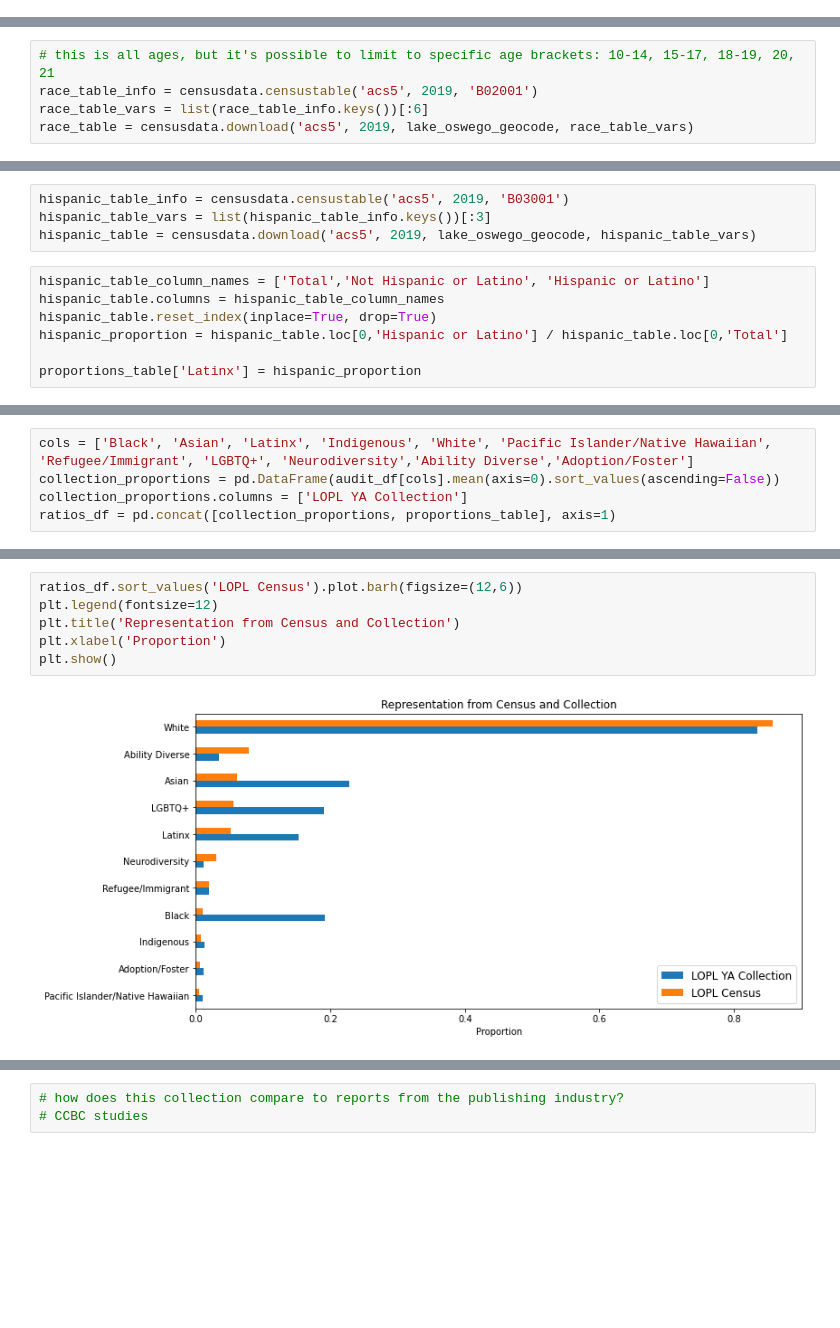
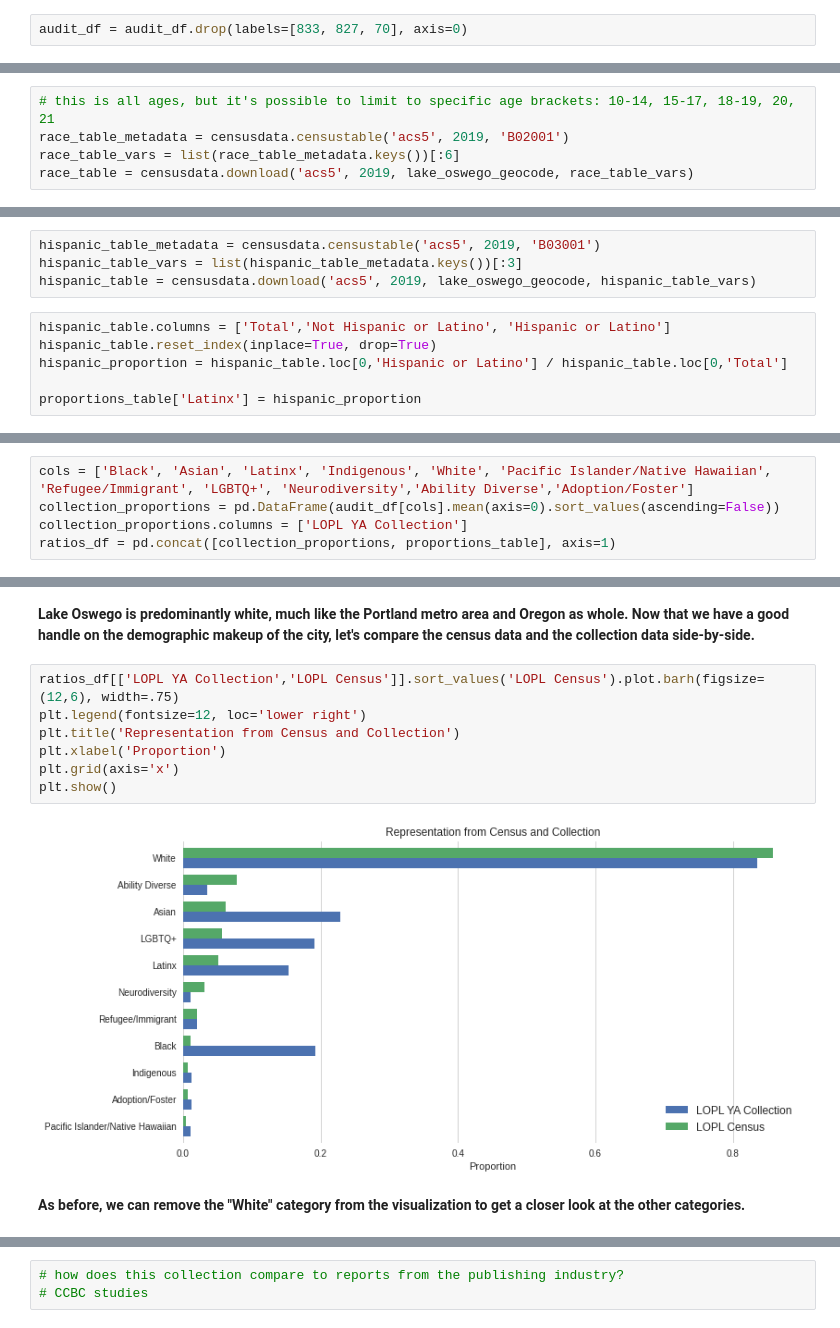
Before and after one commit to mcgrammar86/LOPL_YA_Diversity_Audit, a Jupyter notebook: YA_audit.ipynb, the cells around one changed output, grey strips where cells are left out. Saved outputs shown, nothing was run; the diff lists cells and outputs as text; blank space fills up the shorter version.

```diff
--- a/YA_audit.ipynb
+++ b/YA_audit.ipynb
@@ -54,0 +177,2 @@ audit_df = audit_df[audit_df['diversity_score'] > 0]
+# %%
+audit_df = audit_df.drop(labels=[833, 827, 70], axis=0)
@@ -79,8 +229,8 @@ Successfully installed censusdata-1.13
 lake_oswego_geocode = censusdata.censusgeo([('state', '41'), ('place', '40550')])
 # %%
 # this is all ages, but it's possible to limit to specific age brackets: 10-14, 15-17, 18-19, 20, 21
-race_table_info = censusdata.censustable('acs5', 2019, 'B02001')
-race_table_vars = list(race_table_info.keys())[:6]
+race_table_metadata = censusdata.censustable('acs5', 2019, 'B02001')
+race_table_vars = list(race_table_metadata.keys())[:6]
 race_table = censusdata.download('acs5', 2019, lake_oswego_geocode, race_table_vars)
 # %%
 race_table_columns = ['Total','White','Black','Indigenous','Asian','Pacific Islander/Native Hawaiian']
@@ -95,12 +245,11 @@ lake_oswego_population = race_table.loc[0,'Total']
 proportions_table = race_table / lake_oswego_population
 proportions_table = proportions_table.drop('Total', axis=1)
 # %%
-hispanic_table_info = censusdata.censustable('acs5', 2019, 'B03001')
-hispanic_table_vars = list(hispanic_table_info.keys())[:3]
+hispanic_table_metadata = censusdata.censustable('acs5', 2019, 'B03001')
+hispanic_table_vars = list(hispanic_table_metadata.keys())[:3]
 hispanic_table = censusdata.download('acs5', 2019, lake_oswego_geocode, hispanic_table_vars)
 # %%
-hispanic_table_column_names = ['Total','Not Hispanic or Latino', 'Hispanic or Latino']
-hispanic_table.columns = hispanic_table_column_names
+hispanic_table.columns = ['Total','Not Hispanic or Latino', 'Hispanic or Latino']
 hispanic_table.reset_index(inplace=True, drop=True)
 hispanic_proportion = hispanic_table.loc[0,'Hispanic or Latino'] / hispanic_table.loc[0,'Total']
 
@@ -166,9 +314,14 @@ ratios_df = pd.concat([collection_proportions, proportions_table], axis=1)
+# %% [markdown]
+**Lake Oswego is predominantly white, much like the Portland metro area and Oregon as whole. Now that we have a good handle on the demographic makeup of the city, let's compare the census data and the collection data side-by-side.**
 # %%
-ratios_df.sort_values('LOPL Census').plot.barh(figsize=(12,6))
-plt.legend(fontsize=12)
+ratios_df[['LOPL YA Collection','LOPL Census']].sort_values('LOPL Census').plot.barh(figsize=(12,6), width=.75)
+plt.legend(fontsize=12, loc='lower right')
 plt.title('Representation from Census and Collection')
 plt.xlabel('Proportion')
+plt.grid(axis='x')
 plt.show()
 # %% [output]
-[figure, old version]
+[figure, new version]
+# %% [markdown]
+**As before, we can remove the "White" category from the visualization to get a closer look at the other categories.**
 # %%
```
Also changed, not shown: parts of 73 cells of this notebook.
